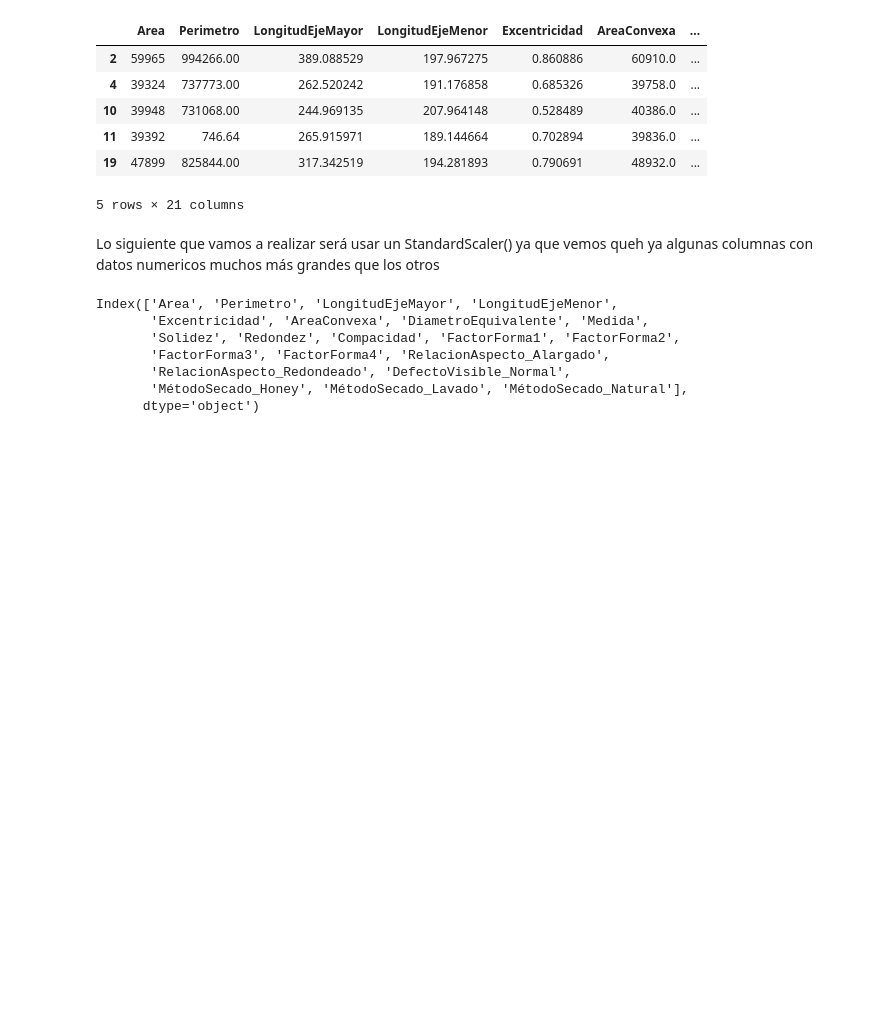
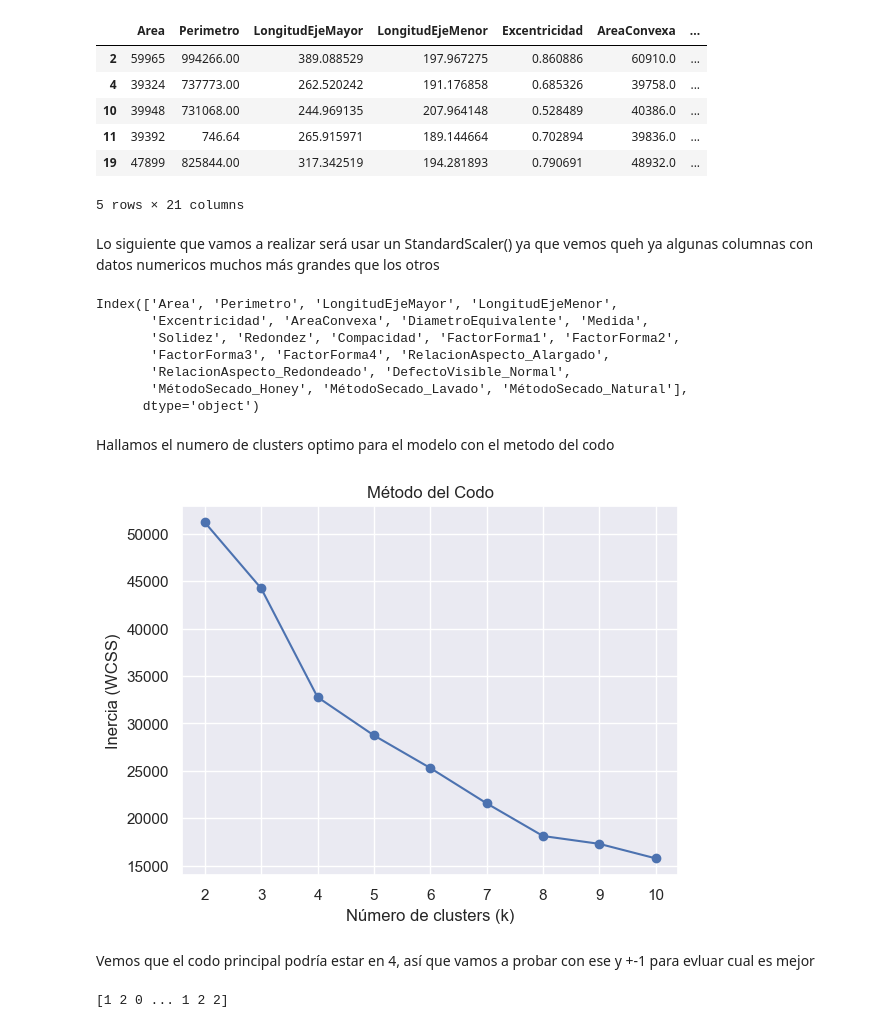
Before and after one commit to gabrielpadilla24/Lab2-BI, a Jupyter notebook: LAB2.ipynb, the cells around one changed output. Drawn from its saved outputs; the diff is of its cells as text; code cells hidden in the pictures; blank space fills up the shorter version.

Commit message:
codo

```diff
--- a/LAB2.ipynb
+++ b/LAB2.ipynb
@@ -189,3 +189,35 @@ Index(['Area', 'Perimetro', 'LongitudEjeMayor', 'LongitudEjeMenor',
        'RelacionAspecto_Redondeado', 'DefectoVisible_Normal',
        'MétodoSecado_Honey', 'MétodoSecado_Lavado', 'MétodoSecado_Natural'],
       dtype='object')
+# %% [markdown]
+Hallamos el numero de clusters optimo para el modelo con el metodo del codo
+# %%
+from sklearn.cluster import KMeans
+import matplotlib.pyplot as plt
+
+inertia = []
+K = range(2, 11)
+
+for k in K:
+    km = KMeans(n_clusters=k, random_state=42)
+    km.fit(df_scaled)
+    inertia.append(km.inertia_)
+
+plt.plot(K, inertia, 'bo-')
+plt.xlabel("Número de clusters (k)")
+plt.ylabel("Inercia (WCSS)")
+plt.title("Método del Codo")
+plt.show()
+# %% [output]
+[figure, added]
+# %% [markdown]
+Vemos que el codo principal podría estar en 4, así que vamos a probar con ese y +-1 para evluar cual es mejor
+# %%
+kmeans = KMeans(n_clusters=4, random_state=42)
+kmeans.fit(df_scaled)
+
+df["Cluster"] = kmeans.labels_
+
+print(kmeans.labels_)
+# %% [output]
+[1 2 0 ... 1 2 2]
```
